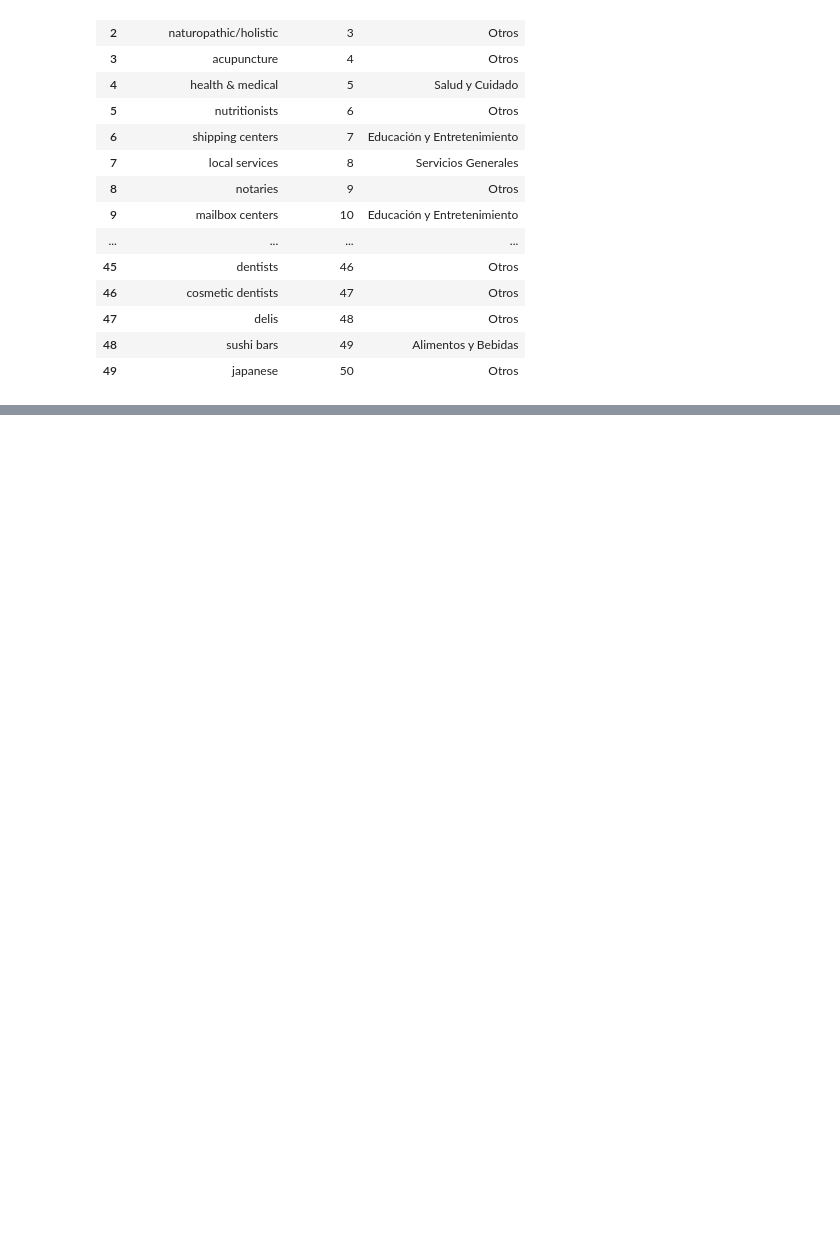
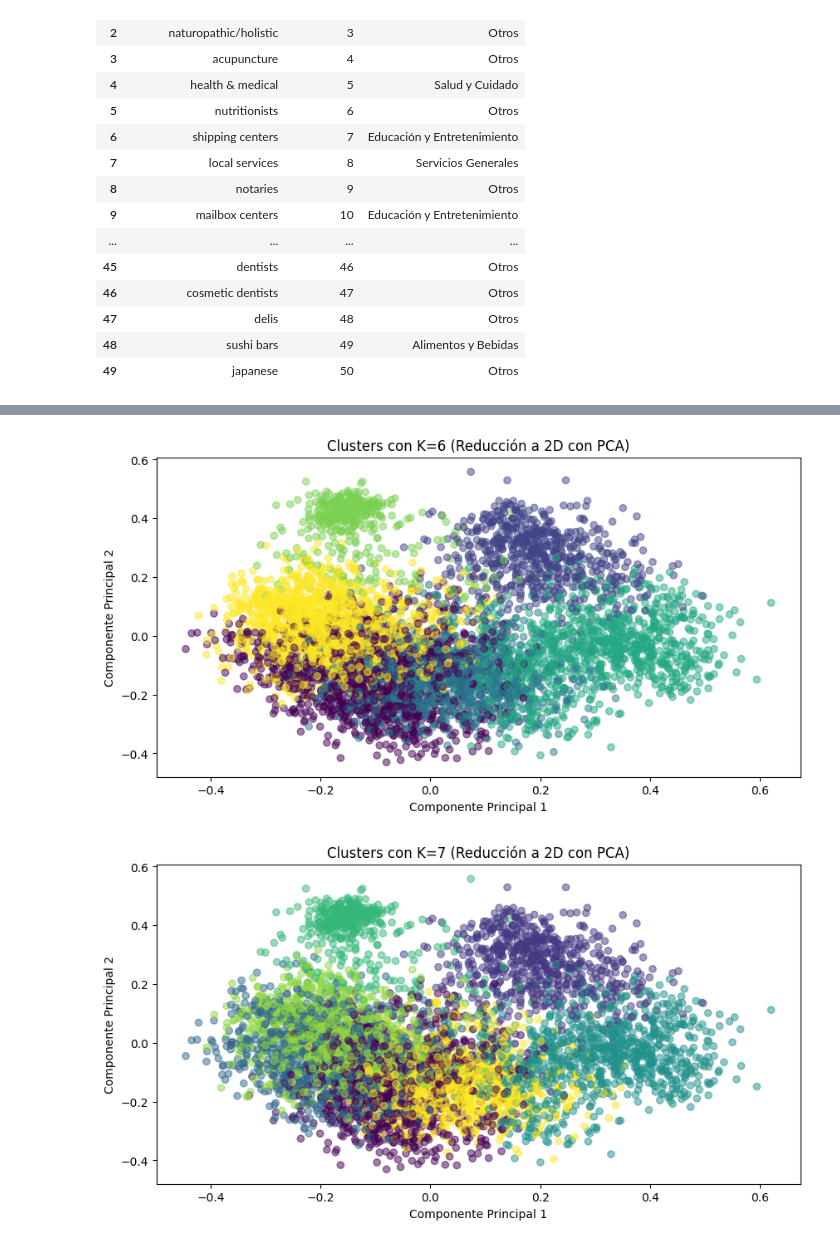
Before and after one commit to agustin-caceres/DataPulse_Gmaps_Yelp, a Jupyter notebook: notebooks/EDA/eda.IPYNB, the cells around one changed output, grey strips where cells are left out. Saved outputs shown, nothing was run; the diff lists cells and outputs as text; code cells hidden in the pictures; blank space fills up the shorter version.

```diff
--- a/notebooks/EDA/eda.IPYNB
+++ b/notebooks/EDA/eda.IPYNB
@@ -660,0 +1028,12 @@ categories.head(50)
+# %%
+from sklearn.metrics import silhouette_score
+
+# Calcular Silhouette Score para K=6
+kmeans_6 = KMeans(n_clusters=6, random_state=42).fit(embeddings)
+silhouette_score_6 = silhouette_score(embeddings, kmeans_6.labels_)
+print(f"Silhouette Score para K=6: {silhouette_score_6}")
+
+# Calcular Silhouette Score para K=7
+kmeans_7 = KMeans(n_clusters=7, random_state=42).fit(embeddings)
+silhouette_score_7 = silhouette_score(embeddings, kmeans_7.labels_)
+print(f"Silhouette Score para K=7: {silhouette_score_7}")
@@ -660,0 +1049,25 @@ categories.head(50)
+# %%
+from sklearn.decomposition import PCA
+
+# Se reduce a 2D con PCA
+pca = PCA(n_components=2)
+embeddings_2d = pca.fit_transform(embeddings)
+
+# Grafico para clusters K=6
+plt.figure(figsize=(10, 5))
+plt.scatter(embeddings_2d[:, 0], embeddings_2d[:, 1], c=kmeans_6.labels_, cmap='viridis', alpha=0.5)
+plt.title("Clusters con K=6 (Reducción a 2D con PCA)")
+plt.xlabel("Componente Principal 1")
+plt.ylabel("Componente Principal 2")
+plt.show()
+
+# Grafico para clusters K=7
+plt.figure(figsize=(10, 5))
+plt.scatter(embeddings_2d[:, 0], embeddings_2d[:, 1], c=kmeans_7.labels_, cmap='viridis', alpha=0.5)
+plt.title("Clusters con K=7 (Reducción a 2D con PCA)")
+plt.xlabel("Componente Principal 1")
+plt.ylabel("Componente Principal 2")
+plt.show()
+# %% [output]
+[figure, added]
+[figure, added]
```
Also changed, not shown: parts of 23 cells of this notebook.
